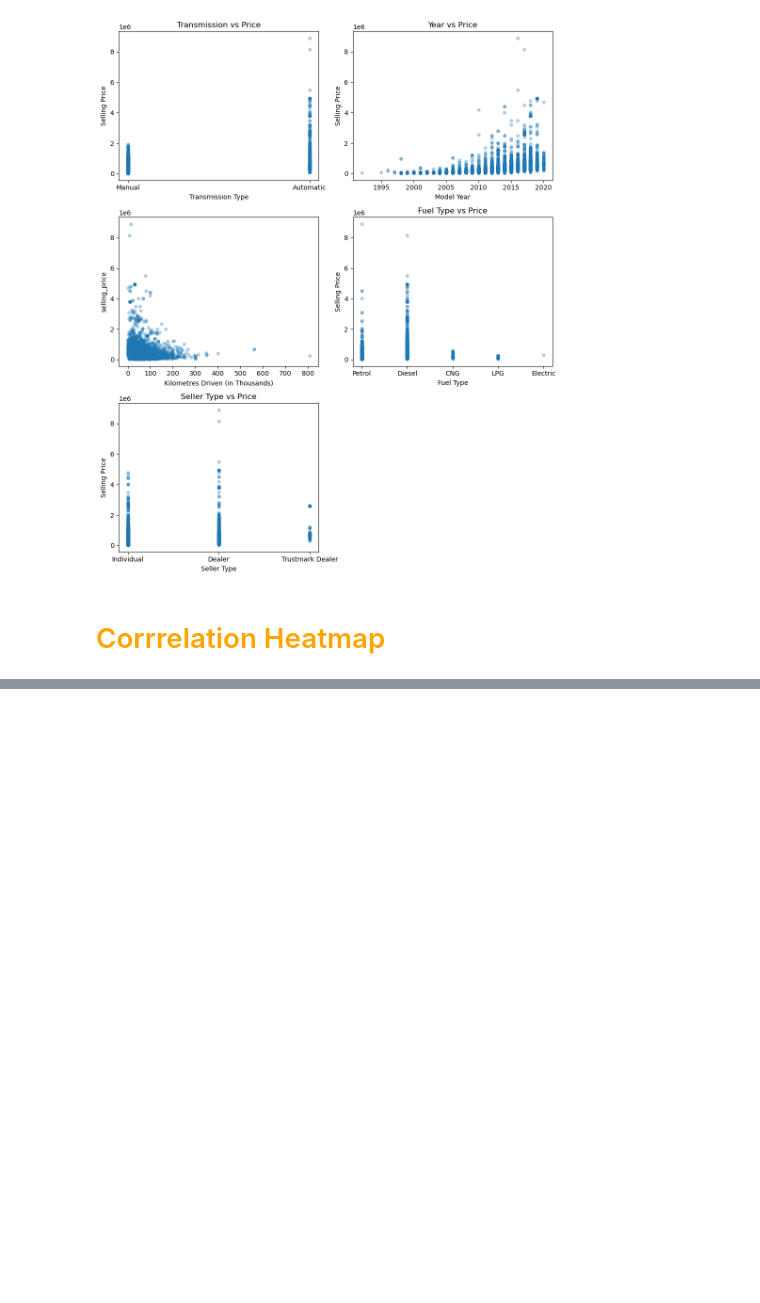
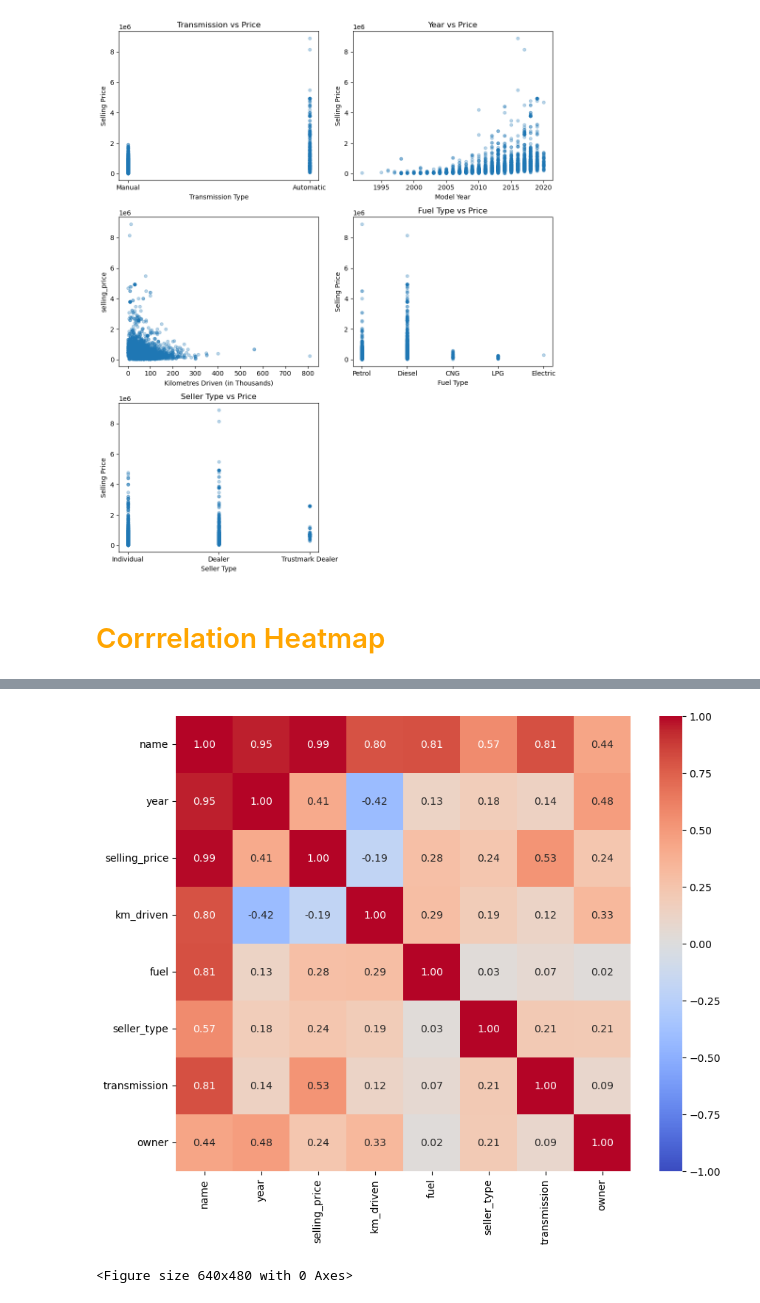
Before and after one commit to bdixit25/Machine_Learning_Projects-Practice, a Jupyter notebook: SupervisedML_Regression/Used_Car_Price_Prediction/notebooks/01_data_exploration.ipynb, the cells around one changed output, grey strips where cells are left out. Drawn from its saved outputs; the diff is of its cells as text; code cells hidden in the pictures; blank space fills up the shorter version.

Commit message:
Correlation matrix using dython

```diff
--- a/SupervisedML_Regression/Used_Car_Price_Prediction/notebooks/01_data_exploration.ipynb
+++ b/SupervisedML_Regression/Used_Car_Price_Prediction/notebooks/01_data_exploration.ipynb
@@ -182,0 +184,25 @@ plt.show()
+# %%
+import matplotlib.pyplot as plt
+from dython.nominal import associations
+
+# Drop the 'name' column just like before
+X = df#.drop(['name'], axis='columns')
+
+# Identify which columns are text/categorical
+categorical_cols = ['name', 'fuel', 'transmission', 'seller_type', 'owner']
+
+# This single function handles the math, groups categories, and plots the heatmap
+plt.figure(figsize=(10, 8))
+associations_dict = associations(
+    X,
+    nominal_columns=categorical_cols,
+    cmap='coolwarm',
+    ax=plt.gca()
+)
+
+plt.tight_layout()
+plt.savefig("../figures/condensed_variable_correlations.png")
+plt.show()
+# %% [output]
+[figure, added]
+<Figure size 640x480 with 0 Axes>
```
Also changed, not shown: parts of 1 cell of this notebook, 2 other files.
